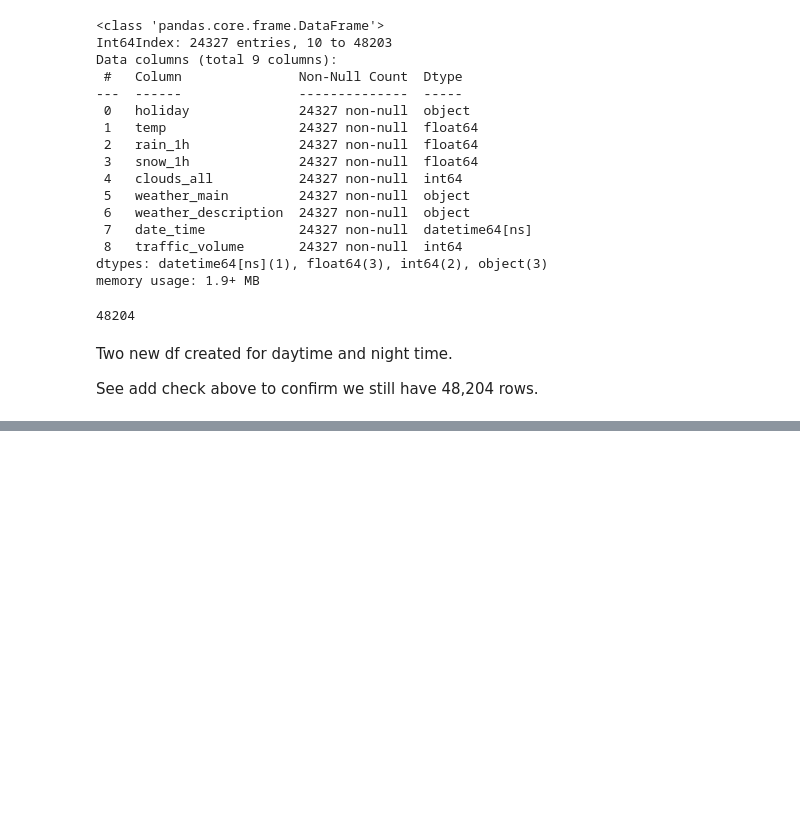
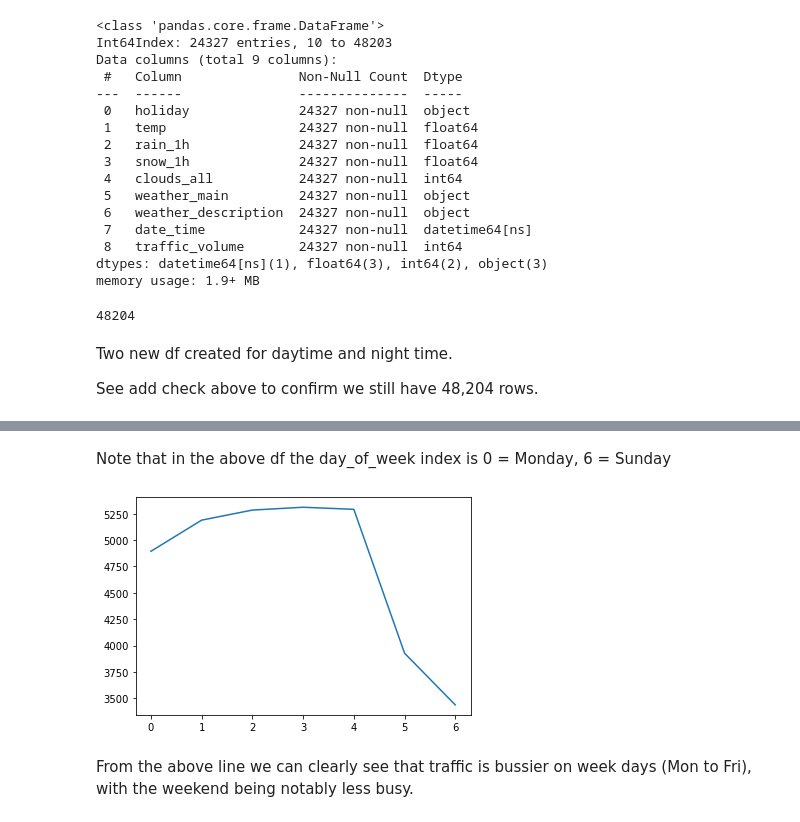
Before and after one commit to timwoodland/Finding_heavy_traffic_indicators_on_I-94_project, a Jupyter notebook: Finding_heavy_traffic_indicators_on_I-94_project.ipynb, the cells around one changed output, grey strips where cells are left out. Drawn from its saved outputs; the diff is of its cells as text; code cells hidden in the pictures; blank space fills up the shorter version.

```diff
--- a/Finding_heavy_traffic_indicators_on_I-94_project.ipynb
+++ b/Finding_heavy_traffic_indicators_on_I-94_project.ipynb
@@ -185,0 +275,4 @@ See add check above to confirm we still have 48,204 rows.
+# %%
+traffic_daytime['day_of_week'] = traffic_daytime['date_time'].dt.dayofweek
+# %%
+traffic_by_day_of_week = traffic_daytime.groupby('day_of_week').mean()
@@ -185,0 +291,11 @@ See add check above to confirm we still have 48,204 rows.
+# %% [markdown]
+Note that in the above df the day_of_week index is 0 = Monday, 6 = Sunday
+# %%
+plt.plot(traffic_by_day_of_week.index,
+        traffic_by_day_of_week['traffic_volume'])
+
+plt.show()
+# %% [output]
+[figure, added]
+# %% [markdown]
+From the above line we can clearly see that traffic is bussier on week days (Mon to Fri), with the weekend being notably less busy.
```
Also changed, not shown: parts of 15 cells of this notebook.
